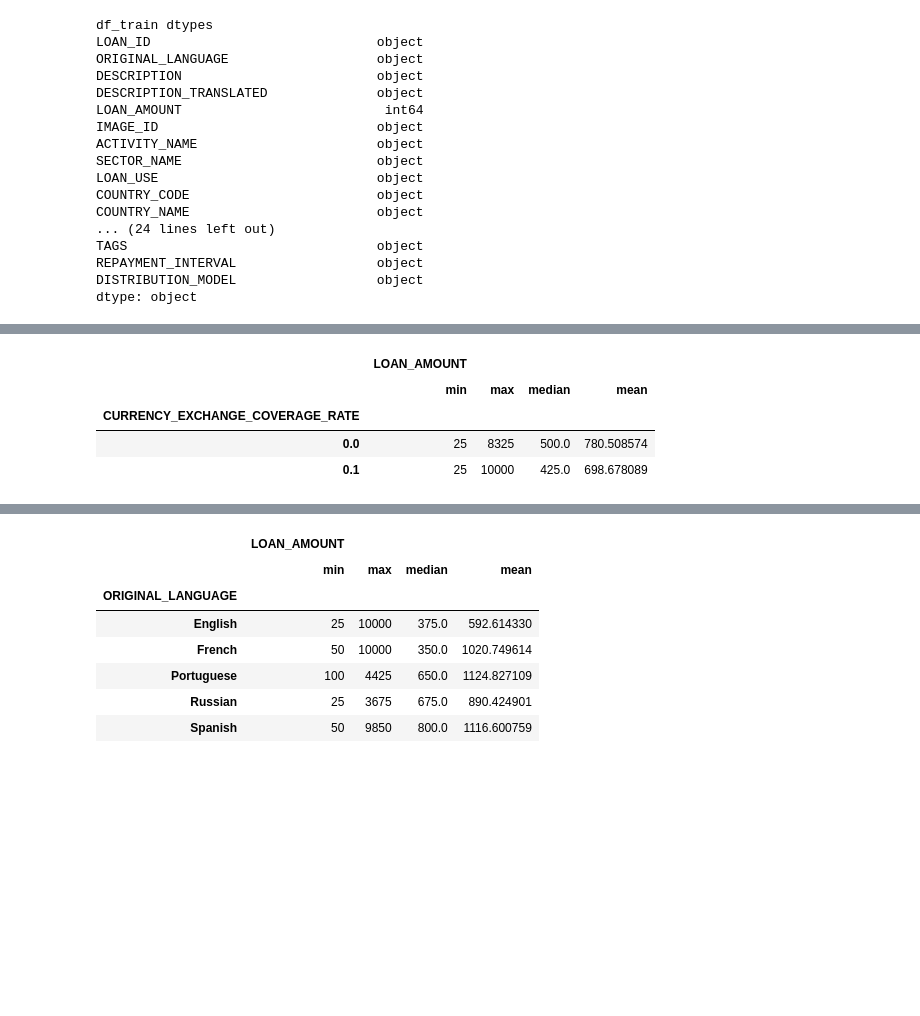
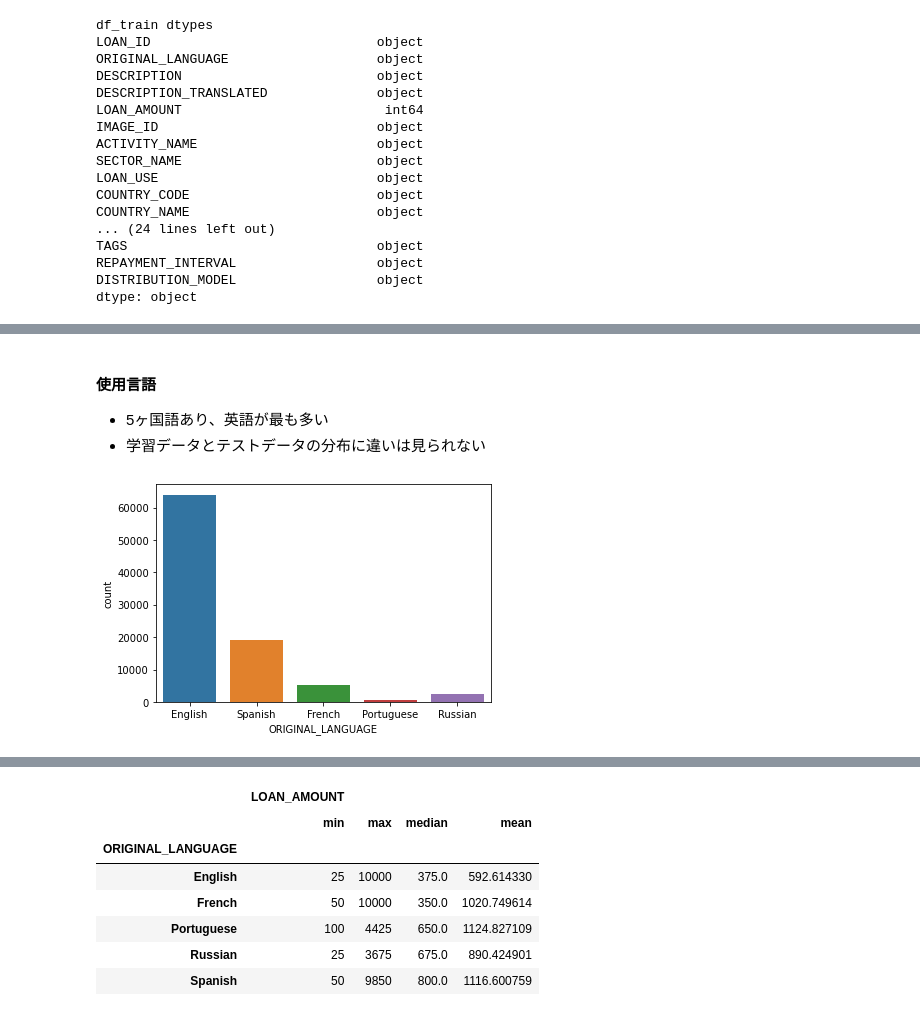
Before and after one commit to Shohei-Kinoshita/prob-space-kiva-competition, a Jupyter notebook: src/EDA.ipynb, the cells around one changed output, grey strips where cells are left out. Saved outputs shown, nothing was run; the diff lists cells and outputs as text; code cells hidden in the pictures; blank space fills up the shorter version.

```diff
--- a/src/EDA.ipynb
+++ b/src/EDA.ipynb
@@ -97,16 +99,13 @@ pd.concat([pd.DataFrame(df_train.isnull().sum(), columns=['n_null_train']), pd.D
 | TAGS | 17986 | 30518.0 |
 | REPAYMENT_INTERVAL | 0 | 0.0 |
 | DISTRIBUTION_MODEL | 0 | 0.0 |
-# %%
-# 欠損値埋め
-df_train = preprocessing.fill_na_DESCRIPTION_TRANSLATED(df_train)
-# %%
-df_train.groupby(COL_CURRENCY_EXCHANGE_COVERAGE_RATE).agg({COL_LOAN_AMOUNT: ['min', 'max', 'median', 'mean']})
-# %% [output]
-|  | LOAN_AMOUNT |  |  |  |
-|  | min | max | median | mean |
-| CURRENCY_EXCHANGE_COVERAGE_RATE |  |  |  |  |
-| 0.0 | 25 | 8325 | 500.0 | 780.508574 |
-| 0.1 | 25 | 10000 | 425.0 | 698.678089 |
-# %%
-df_train[COL_DESCRIPTION] = df_train[COL_DESCRIPTION].apply(preprocessing.replace_str)
+# %% [markdown]
+#### 使用言語
+ - 5ヶ国語あり、英語が最も多い
+ - 学習データとテストデータの分布に違いは見られない
+# %%
+# 訓練データ
+sns.countplot(df_train[COL_ORIGINAL_LANGUAGE])
+plt.show()
+# %% [output]
+[figure, added]
```
Also changed, not shown: parts of 64 cells of this notebook.
